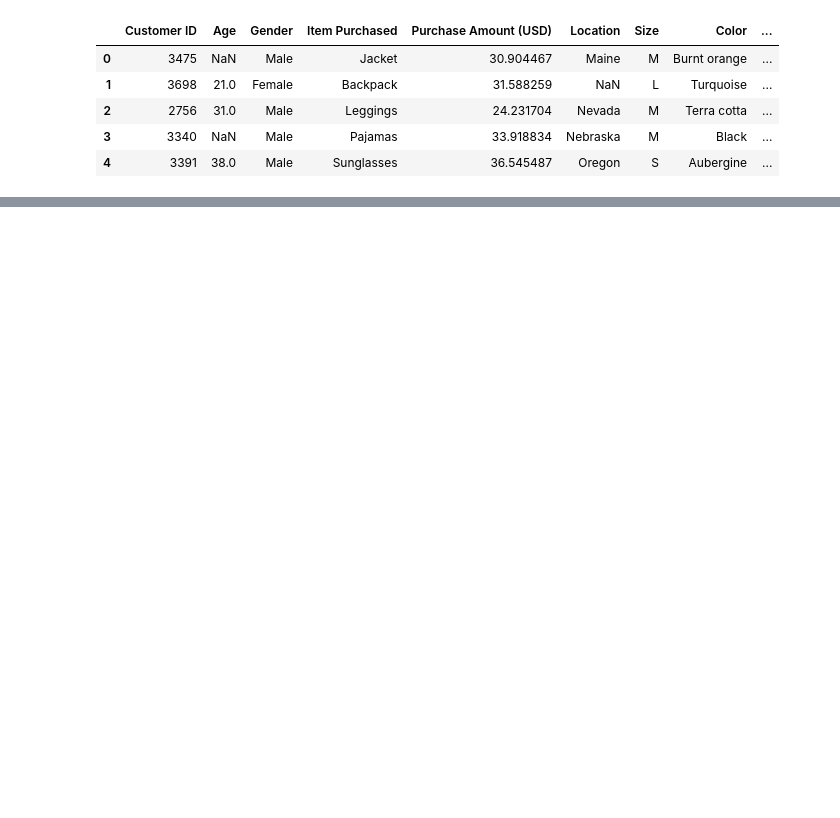
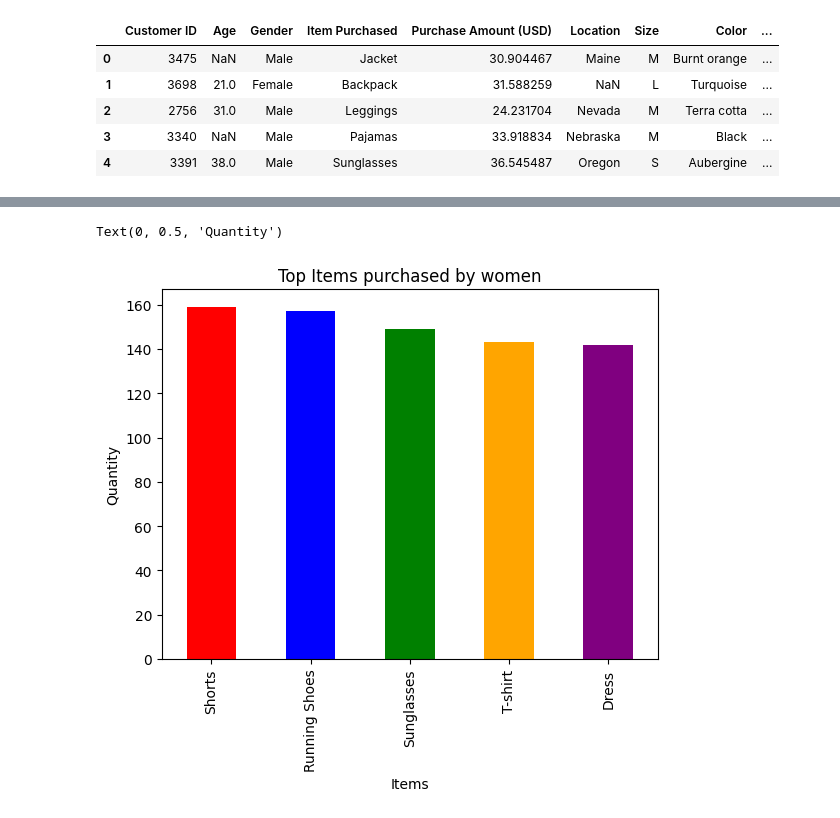
Before and after one commit to Reggie-Amedee-Tech/shopping-behavior, a Jupyter notebook: explore.ipynb, the cells around one changed output, grey strips where cells are left out. Drawn from its saved outputs; the diff is of its cells as text; code cells hidden in the pictures; blank space fills up the shorter version.

```diff
--- a/explore.ipynb
+++ b/explore.ipynb
@@ -46,0 +79,10 @@ df.describe()
+# %%
+my_colors = ['red', 'blue', 'green', 'orange', 'purple']
+top_products_female.plot.bar(color=my_colors)
+
+plt.title("Top Items purchased by women")
+plt.xlabel("Items")
+plt.ylabel("Quantity")
+# %% [output]
+Text(0, 0.5, 'Quantity')
+[figure, added]
```
Also changed, not shown: parts of 11 cells of this notebook.
